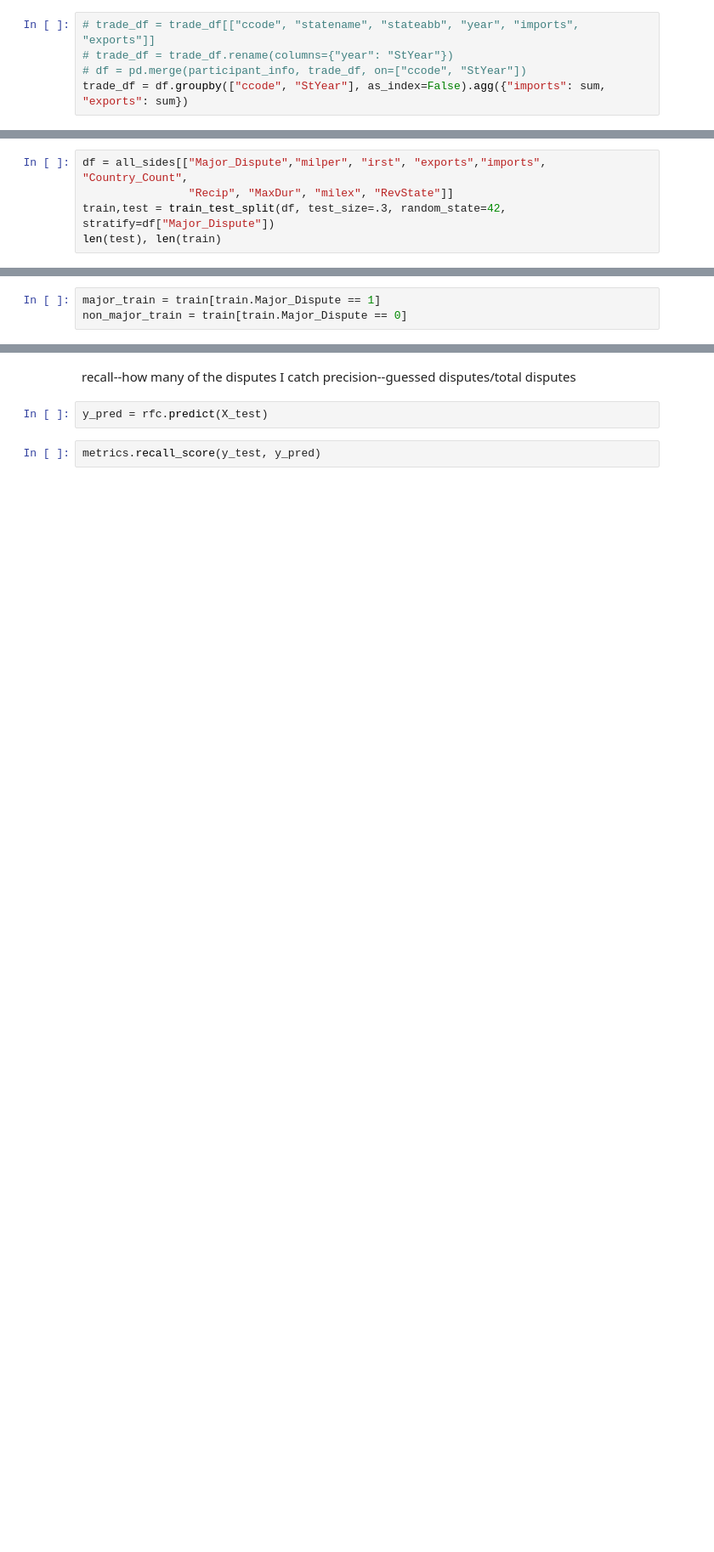
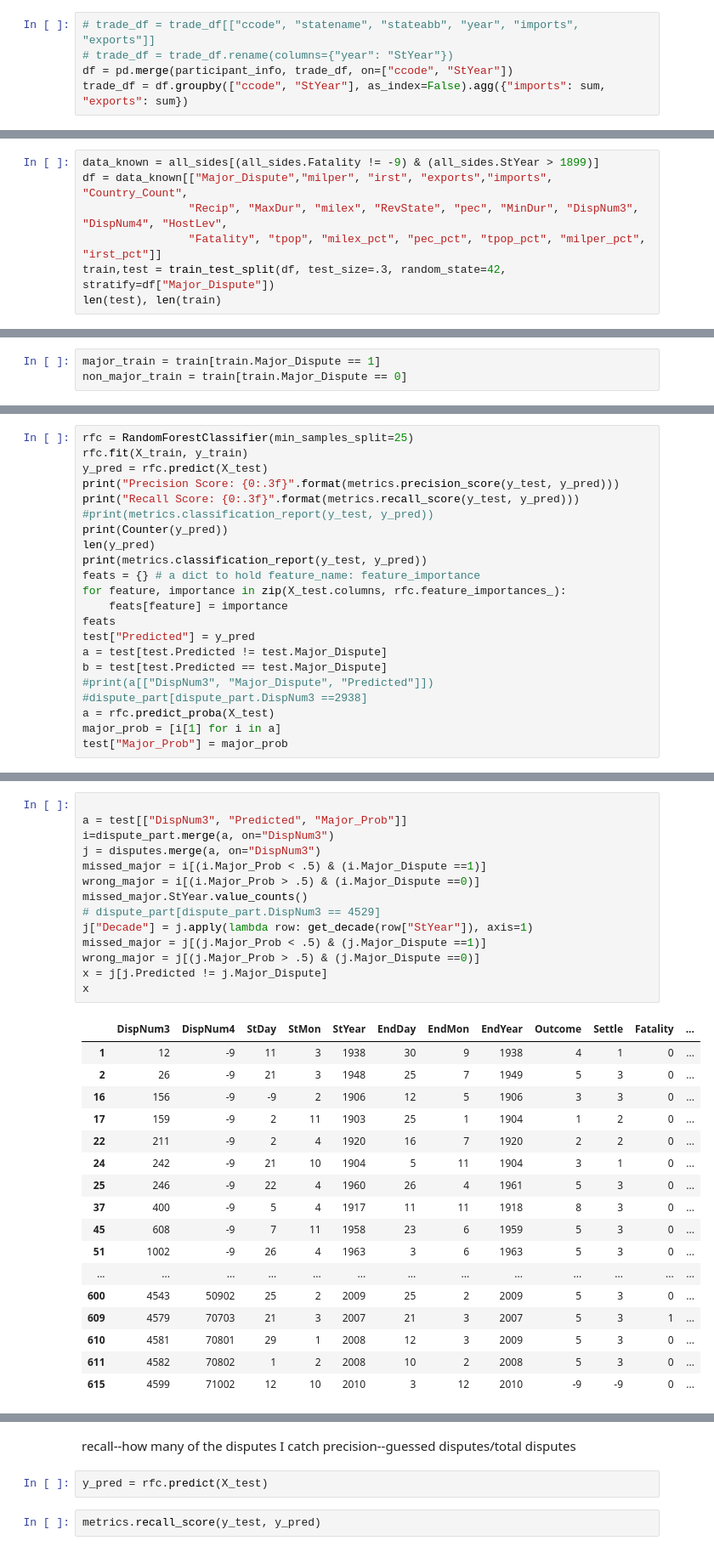
Before and after one commit to dgilbs/disputes_data_project, a Jupyter notebook: mcnulty2.ipynb, the cells around one changed output, grey strips where cells are left out. Shown at 85% size. Drawn from its saved outputs; the diff is of its cells as text; blank space fills up the shorter version.

Commit message:
continues work on dispute project

```diff
--- a/mcnulty2.ipynb
+++ b/mcnulty2.ipynb
@@ -70,7 +72,7 @@ trade_df = pd.read_csv("/Users/danielgilberg/data_science/metis/practice/mcnulty
 # %%
 # trade_df = trade_df[["ccode", "statename", "stateabb", "year", "imports", "exports"]]
 # trade_df = trade_df.rename(columns={"year": "StYear"})
-# df = pd.merge(participant_info, trade_df, on=["ccode", "StYear"])
+df = pd.merge(participant_info, trade_df, on=["ccode", "StYear"])
 trade_df = df.groupby(["ccode", "StYear"], as_index=False).agg({"imports": sum, "exports": sum})
 # %%
 disputes_with_trade = dispute_part.merge(trade_df, on=["ccode", "StYear"])
@@ -157,8 +332,10 @@ major_disp_y = major_disputes[["irst", "milper", "upop", "imports", "exports"]]
 non_major_x = non_major_events["Major_Dispute"]
 non_major_y = non_major_events[["irst", "milper", "upop"]]
 # %%
-df = all_sides[["Major_Dispute","milper", "irst", "exports","imports", "Country_Count",
-                "Recip", "MaxDur", "milex", "RevState"]]
+data_known = all_sides[(all_sides.Fatality != -9) & (all_sides.StYear > 1899)]
+df = data_known[["Major_Dispute","milper", "irst", "exports","imports", "Country_Count",
+                "Recip", "MaxDur", "milex", "RevState", "pec", "MinDur", "DispNum3", "DispNum4", "HostLev",
+                "Fatality", "tpop", "milex_pct", "pec_pct", "tpop_pct", "milper_pct", "irst_pct"]]
 train,test = train_test_split(df, test_size=.3, random_state=42, stratify=df["Major_Dispute"])
 len(test), len(train)
 # %% [output]
@@ -181 +363,23 @@ X_test = test[["milper", "irst", "Country_Count", "Recip", "milex", "exports", "
 y_test = test["Major_Dispute"]
+# %%
+rfc = RandomForestClassifier(min_samples_split=25)
+rfc.fit(X_train, y_train)
+y_pred = rfc.predict(X_test)
+print("Precision Score: {0:.3f}".format(metrics.precision_score(y_test, y_pred)))
+print("Recall Score: {0:.3f}".format(metrics.recall_score(y_test, y_pred)))
+#print(metrics.classification_report(y_test, y_pred))
+print(Counter(y_pred))
+len(y_pred)
+print(metrics.classification_report(y_test, y_pred))
+feats = {} # a dict to hold feature_name: feature_importance
+for feature, importance in zip(X_test.columns, rfc.feature_importances_):
+    feats[feature] = importance
+feats
+test["Predicted"] = y_pred
+a = test[test.Predicted != test.Major_Dispute]
+b = test[test.Predicted == test.Major_Dispute]
+#print(a[["DispNum3", "Major_Dispute", "Predicted"]])
+#dispute_part[dispute_part.DispNum3 ==2938]
+a = rfc.predict_proba(X_test)
+major_prob = [i[1] for i in a]
+test["Major_Prob"] = major_prob
@@ -181,0 +424,32 @@ y_test = test["Major_Dispute"]
+# %%
+
+a = test[["DispNum3", "Predicted", "Major_Prob"]]
+i=dispute_part.merge(a, on="DispNum3")
+j = disputes.merge(a, on="DispNum3")
+missed_major = i[(i.Major_Prob < .5) & (i.Major_Dispute ==1)]
+wrong_major = i[(i.Major_Prob > .5) & (i.Major_Dispute ==0)]
+missed_major.StYear.value_counts()
+# dispute_part[dispute_part.DispNum3 == 4529]
+j["Decade"] = j.apply(lambda row: get_decade(row["StYear"]), axis=1)
+missed_major = j[(j.Major_Prob < .5) & (j.Major_Dispute ==1)]
+wrong_major = j[(j.Major_Prob > .5) & (j.Major_Dispute ==0)]
+x = j[j.Predicted != j.Major_Dispute]
+x
+# %% [output]
+|  | DispNum3 | DispNum4 | StDay | StMon | StYear | EndDay | EndMon | EndYear | Outcome | Settle | Fatality | ... |
+| 1 | 12 | -9 | 11 | 3 | 1938 | 30 | 9 | 1938 | 4 | 1 | 0 | ... |
+| 2 | 26 | -9 | 21 | 3 | 1948 | 25 | 7 | 1949 | 5 | 3 | 0 | ... |
+| 16 | 156 | -9 | -9 | 2 | 1906 | 12 | 5 | 1906 | 3 | 3 | 0 | ... |
+| 17 | 159 | -9 | 2 | 11 | 1903 | 25 | 1 | 1904 | 1 | 2 | 0 | ... |
+| 22 | 211 | -9 | 2 | 4 | 1920 | 16 | 7 | 1920 | 2 | 2 | 0 | ... |
+| 24 | 242 | -9 | 21 | 10 | 1904 | 5 | 11 | 1904 | 3 | 1 | 0 | ... |
+| 25 | 246 | -9 | 22 | 4 | 1960 | 26 | 4 | 1961 | 5 | 3 | 0 | ... |
+| 37 | 400 | -9 | 5 | 4 | 1917 | 11 | 11 | 1918 | 8 | 3 | 0 | ... |
+| 45 | 608 | -9 | 7 | 11 | 1958 | 23 | 6 | 1959 | 5 | 3 | 0 | ... |
+| 51 | 1002 | -9 | 26 | 4 | 1963 | 3 | 6 | 1963 | 5 | 3 | 0 | ... |
+| ... | ... | ... | ... | ... | ... | ... | ... | ... | ... | ... | ... | ... |
+| 600 | 4543 | 50902 | 25 | 2 | 2009 | 25 | 2 | 2009 | 5 | 3 | 0 | ... |
+| 609 | 4579 | 70703 | 21 | 3 | 2007 | 21 | 3 | 2007 | 5 | 3 | 1 | ... |
+| 610 | 4581 | 70801 | 29 | 1 | 2008 | 12 | 3 | 2009 | 5 | 3 | 0 | ... |
+| 611 | 4582 | 70802 | 1 | 2 | 2008 | 10 | 2 | 2008 | 5 | 3 | 0 | ... |
+| 615 | 4599 | 71002 | 12 | 10 | 2010 | 3 | 12 | 2010 | -9 | -9 | 0 | ... |
```
Also changed, not shown: parts of 79 cells of this notebook, 7 other files.
